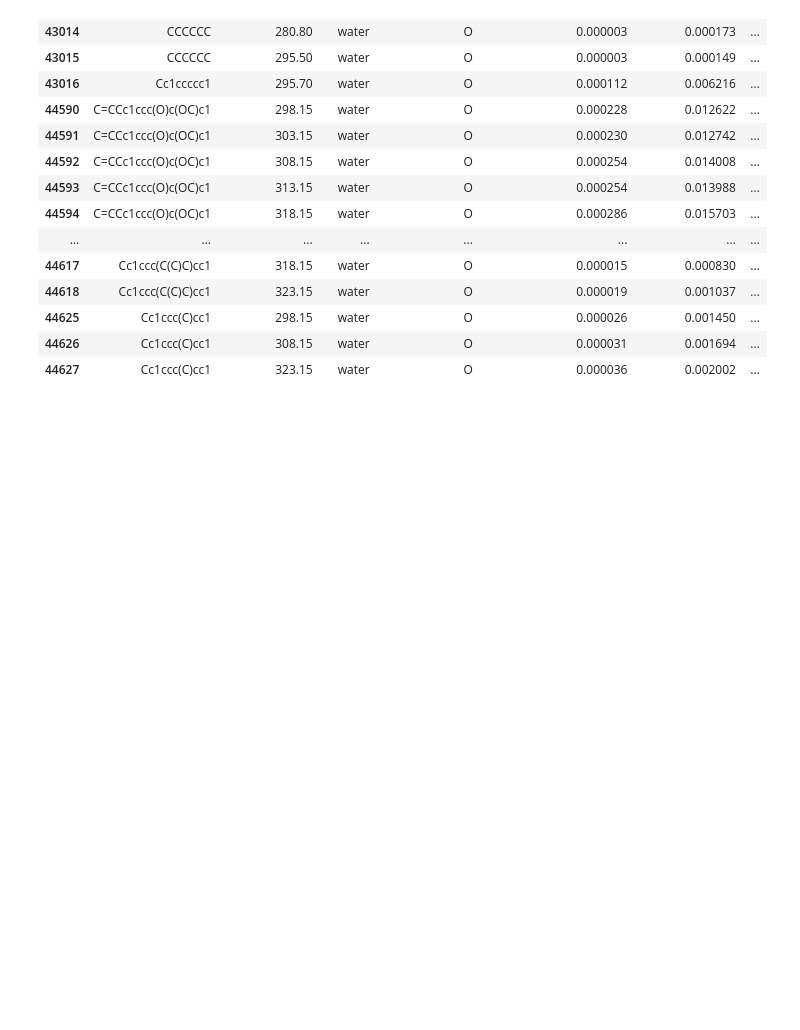
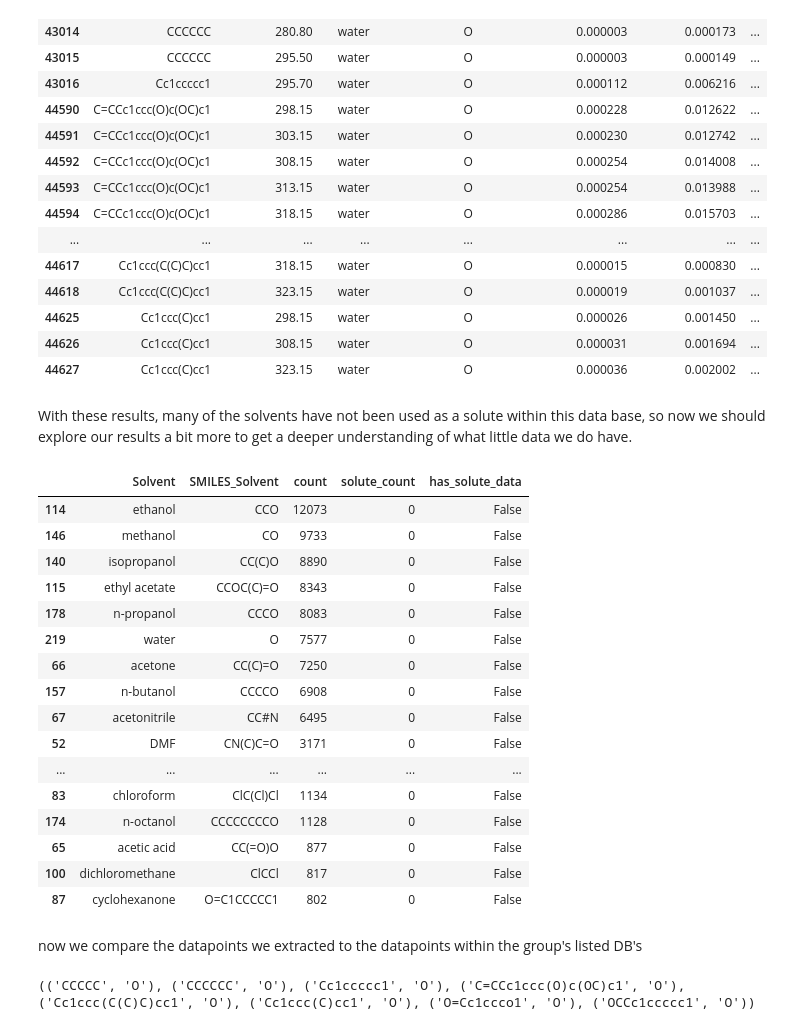
Before and after one commit to GuassoCassiano/SolDBMerge, a Jupyter notebook: scripts/01_solvent_work.ipynb, the cells around one changed output. Saved outputs shown, nothing was run; the diff lists cells and outputs as text; code cells hidden in the pictures; blank space fills up the shorter version.

Commit message:
finding missing datapoints

```diff
--- a/scripts/01_solvent_work.ipynb
+++ b/scripts/01_solvent_work.ipynb
@@ -123,3 +123,49 @@ candidates.head(20)
 | 44625 | Cc1ccc(C)cc1 | 298.15 | water | O | 0.000026 | 0.001450 | ... |
 | 44626 | Cc1ccc(C)cc1 | 308.15 | water | O | 0.000031 | 0.001694 | ... |
 | 44627 | Cc1ccc(C)cc1 | 323.15 | water | O | 0.000036 | 0.002002 | ... |
+# %% [markdown]
+With these results, many of the solvents have not been used as a solute within this data base, so now we should explore our results a bit more to get a deeper understanding of what little data we do have.
+# %%
+solute_counts = big["SMILES_Solute"].value_counts()
+
+solvent_rank["solute_count"] = (
+    solvent_rank["SMILES_Solvent"]
+    .map(solute_counts)
+    .fillna(0)
+    .astype(int)
+)
+
+solvent_rank["has_solute_data"] = (
+    solvent_rank["solute_count"] > 0
+)
+
+solvent_rank.head(30)
+# %% [output]
+|  | Solvent | SMILES_Solvent | count | solute_count | has_solute_data |
+| 114 | ethanol | CCO | 12073 | 0 | False |
+| 146 | methanol | CO | 9733 | 0 | False |
+| 140 | isopropanol | CC(C)O | 8890 | 0 | False |
+| 115 | ethyl acetate | CCOC(C)=O | 8343 | 0 | False |
+| 178 | n-propanol | CCCO | 8083 | 0 | False |
+| 219 | water | O | 7577 | 0 | False |
+| 66 | acetone | CC(C)=O | 7250 | 0 | False |
+| 157 | n-butanol | CCCCO | 6908 | 0 | False |
+| 67 | acetonitrile | CC#N | 6495 | 0 | False |
+| 52 | DMF | CN(C)C=O | 3171 | 0 | False |
+| ... | ... | ... | ... | ... | ... |
+| 83 | chloroform | ClC(Cl)Cl | 1134 | 0 | False |
+| 174 | n-octanol | CCCCCCCCO | 1128 | 0 | False |
+| 65 | acetic acid | CC(=O)O | 877 | 0 | False |
+| 100 | dichloromethane | ClCCl | 817 | 0 | False |
+| 87 | cyclohexanone | O=C1CCCCC1 | 802 | 0 | False |
+# %% [markdown]
+now we compare the datapoints we extracted to the datapoints within the group's listed DB's
+# %%
+solvent_solvent_pairs = tuple(
+    candidates.iloc[:, [0, 3]]
+      .drop_duplicates()
+      .itertuples(index=False, name=None))
+
+print(solvent_solvent_pairs)
+# %% [output]
+(('CCCCC', 'O'), ('CCCCCC', 'O'), ('Cc1ccccc1', 'O'), ('C=CCc1ccc(O)c(OC)c1', 'O'), ('Cc1ccc(C(C)C)cc1', 'O'), ('Cc1ccc(C)cc1', 'O'), ('O=Cc1ccco1', 'O'), ('OCCc1ccccc1', 'O'))
```
